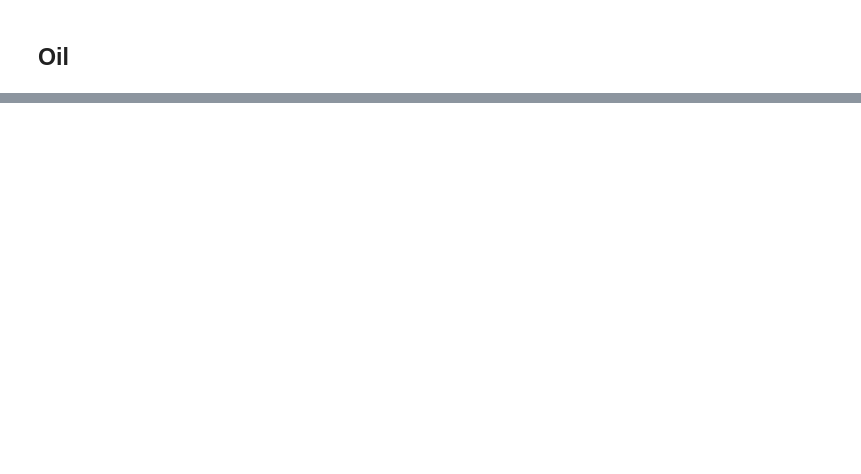
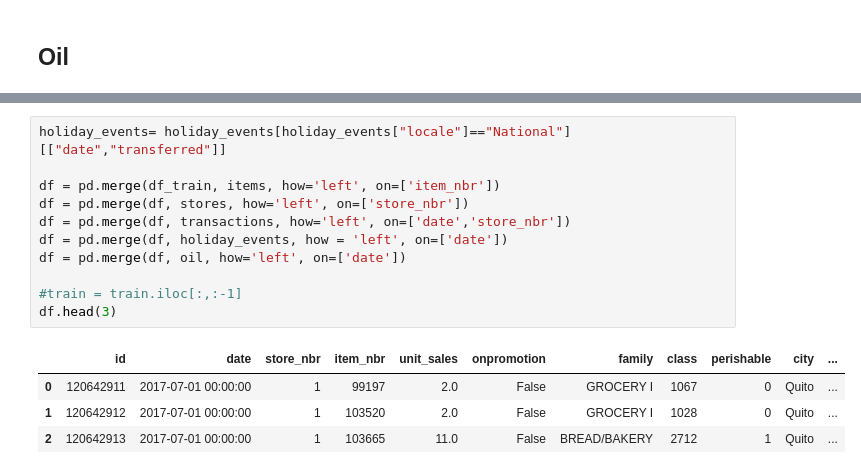
Before and after one commit to yiqingyang75/machine-learning-pre-assign, a Jupyter notebook: py/Grocery_Sales_Forecasting.ipynb, the cells around one changed output, grey strips where cells are left out. Saved outputs shown, nothing was run; the diff lists cells and outputs as text; blank space fills up the shorter version.

```diff
--- a/py/Grocery_Sales_Forecasting.ipynb
+++ b/py/Grocery_Sales_Forecasting.ipynb
@@ -150,0 +251,16 @@ df_train.set_index(["store_nbr", "item_nbr", "date"]).head()
+# %%
+holiday_events= holiday_events[holiday_events["locale"]=="National"][["date","transferred"]]
+
+df = pd.merge(df_train, items, how='left', on=['item_nbr'])
+df = pd.merge(df, stores, how='left', on=['store_nbr'])
+df = pd.merge(df, transactions, how='left', on=['date','store_nbr'])
+df = pd.merge(df, holiday_events, how = 'left', on=['date'])
+df = pd.merge(df, oil, how='left', on=['date'])
+
+#train = train.iloc[:,:-1]
+df.head(3)
+# %% [output]
+|  | id | date | store_nbr | item_nbr | unit_sales | onpromotion | family | class | perishable | city | ... |
+| 0 | 120642911 | 2017-07-01 00:00:00 | 1 | 99197 | 2.0 | False | GROCERY I | 1067 | 0 | Quito | ... |
+| 1 | 120642912 | 2017-07-01 00:00:00 | 1 | 103520 | 2.0 | False | GROCERY I | 1028 | 0 | Quito | ... |
+| 2 | 120642913 | 2017-07-01 00:00:00 | 1 | 103665 | 11.0 | False | BREAD/BAKERY | 2712 | 1 | Quito | ... |
```
Also changed, not shown: parts of 34 cells of this notebook, 4 other files.
